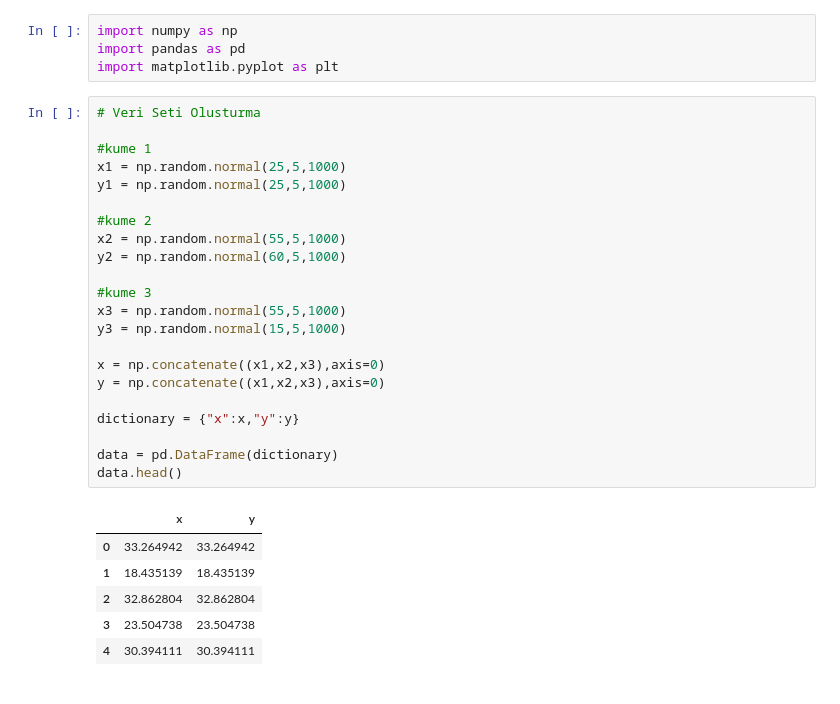
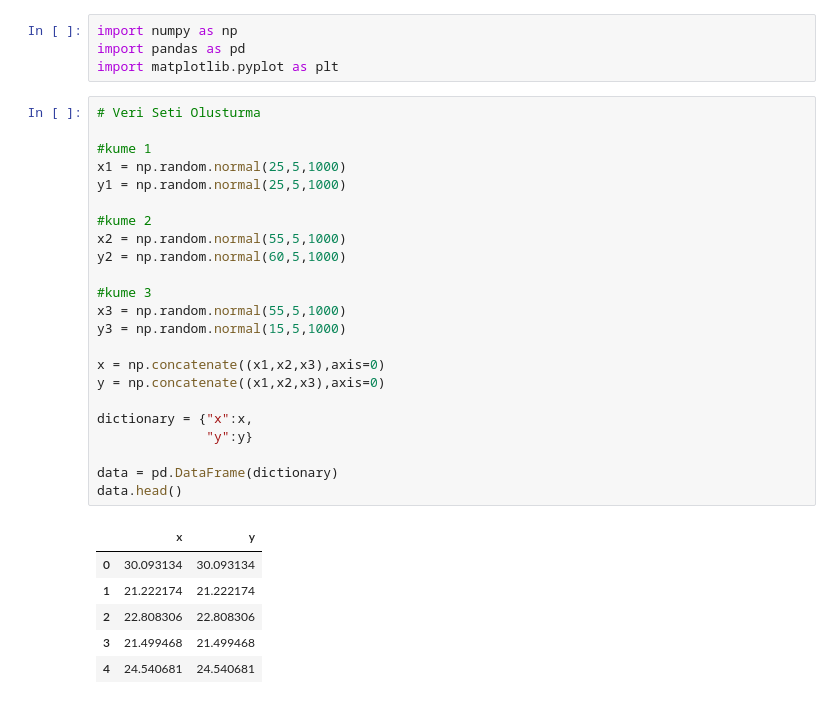
Before and after one commit to EmreUludag0/BTK-VeriBilimiMakineOgrenimiBootcamp, a Jupyter notebook: pythonDerinOgrenme/derinOgrenme2-1.ipynb, the cells around one changed output. Cells and saved outputs as stored; diff of their text form.

```diff
--- a/pythonDerinOgrenme/derinOgrenme2-1.ipynb
+++ b/pythonDerinOgrenme/derinOgrenme2-1.ipynb
@@ -5,32 +5,33 @@ import matplotlib.pyplot as plt
 # %%
 # Veri Seti Olusturma
 
 #kume 1
 x1 = np.random.normal(25,5,1000)
 y1 = np.random.normal(25,5,1000)
 
 #kume 2
 x2 = np.random.normal(55,5,1000)
 y2 = np.random.normal(60,5,1000)
 
 #kume 3
 x3 = np.random.normal(55,5,1000)
 y3 = np.random.normal(15,5,1000)
 
 x = np.concatenate((x1,x2,x3),axis=0)
 y = np.concatenate((x1,x2,x3),axis=0)
 
-dictionary = {"x":x,"y":y}
+dictionary = {"x":x,
+              "y":y}
 
 data = pd.DataFrame(dictionary)
 data.head()
 # %% [output]
 |  | x | y |
-| 0 | 33.264942 | 33.264942 |
-| 1 | 18.435139 | 18.435139 |
-| 2 | 32.862804 | 32.862804 |
-| 3 | 23.504738 | 23.504738 |
-| 4 | 30.394111 | 30.394111 |
+| 0 | 30.093134 | 30.093134 |
+| 1 | 21.222174 | 21.222174 |
+| 2 | 22.808306 | 22.808306 |
+| 3 | 21.499468 | 21.499468 |
+| 4 | 24.540681 | 24.540681 |
 # %%
 plt.figure()
 plt.scatter(x1,y1)
```
Also changed, not shown: parts of 5 cells of this notebook, 4 other files.
